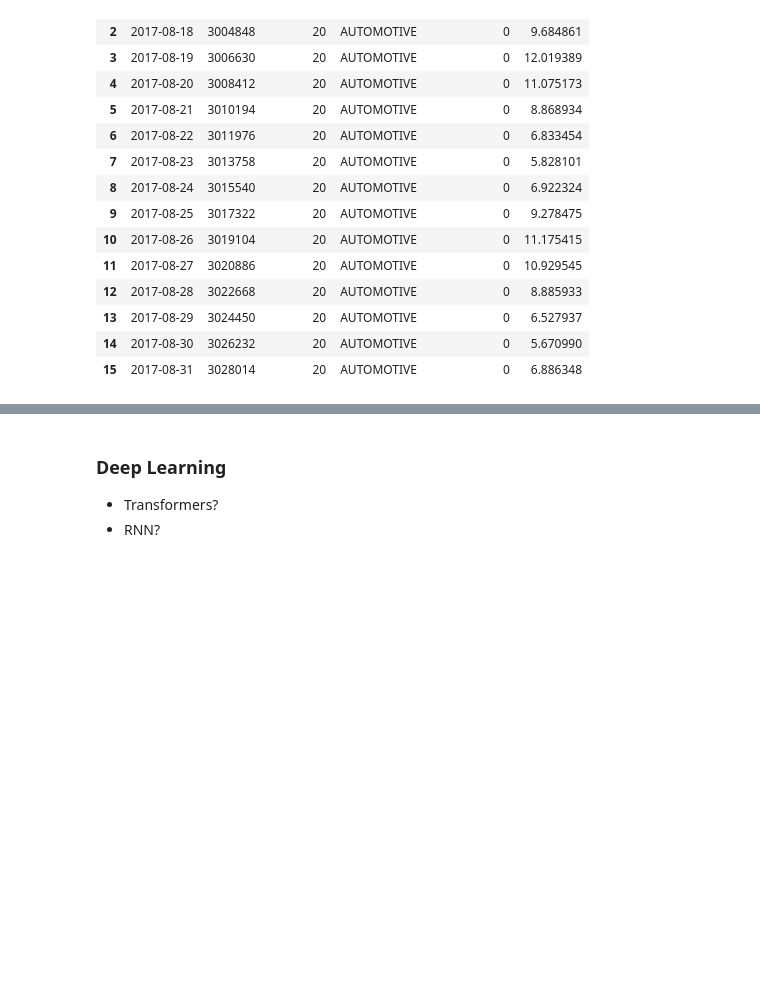
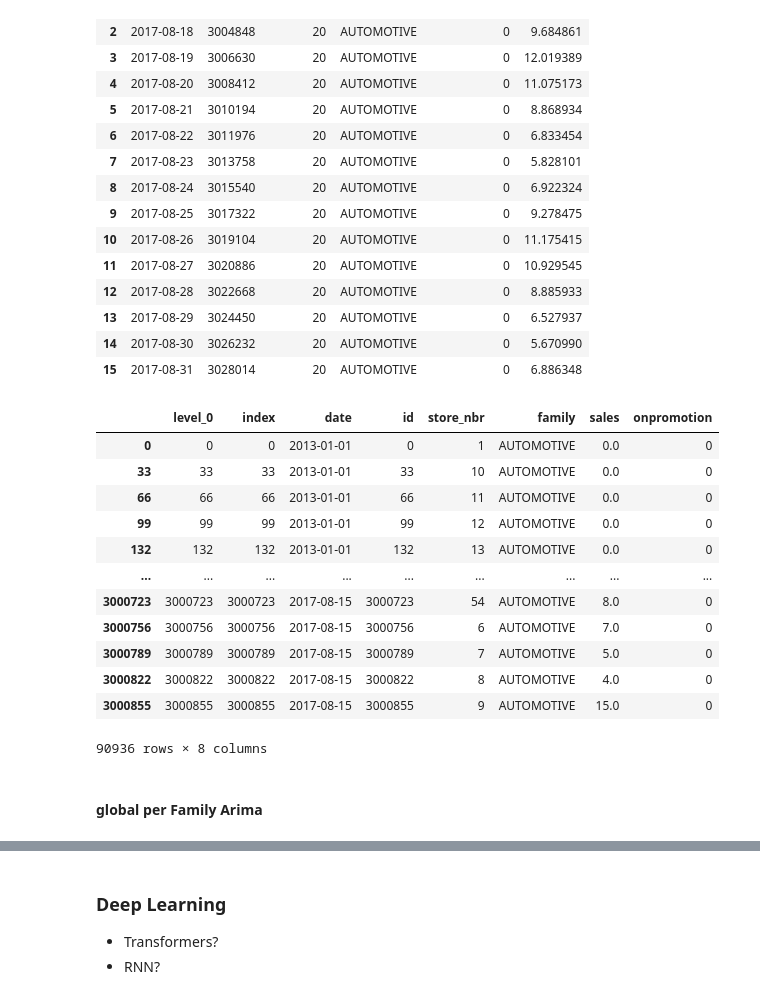
Before and after one commit to lkno0705/IndustrialApplicationsofAI, a Jupyter notebook: secondary-sector/practical-supply-chain-management/Sales-Forecasting.ipynb, the cells around one changed output, grey strips where cells are left out. Cells and saved outputs as stored; diff of their text form; code cells hidden in the pictures; blank space fills up the shorter version.

Commit message:
Finish ARIMA implementation

```diff
--- a/secondary-sector/practical-supply-chain-management/Sales-Forecasting.ipynb
+++ b/secondary-sector/practical-supply-chain-management/Sales-Forecasting.ipynb
@@ -687,3 +687,21 @@ optimized_arima_forecast(train_data=train_arima, test_data=test_arima_grouped)
 | 13 | 2017-08-29 | 3024450 | 20 | AUTOMOTIVE | 0 | 6.527937 |
 | 14 | 2017-08-30 | 3026232 | 20 | AUTOMOTIVE | 0 | 5.670990 |
 | 15 | 2017-08-31 | 3028014 | 20 | AUTOMOTIVE | 0 | 6.886348 |
+# %%
+train_grouped.get_group('AUTOMOTIVE')
+# %% [output]
+|  | level_0 | index | date | id | store_nbr | family | sales | onpromotion |
+| 0 | 0 | 0 | 2013-01-01 | 0 | 1 | AUTOMOTIVE | 0.0 | 0 |
+| 33 | 33 | 33 | 2013-01-01 | 33 | 10 | AUTOMOTIVE | 0.0 | 0 |
+| 66 | 66 | 66 | 2013-01-01 | 66 | 11 | AUTOMOTIVE | 0.0 | 0 |
+| 99 | 99 | 99 | 2013-01-01 | 99 | 12 | AUTOMOTIVE | 0.0 | 0 |
+| 132 | 132 | 132 | 2013-01-01 | 132 | 13 | AUTOMOTIVE | 0.0 | 0 |
+| ... | ... | ... | ... | ... | ... | ... | ... | ... |
+| 3000723 | 3000723 | 3000723 | 2017-08-15 | 3000723 | 54 | AUTOMOTIVE | 8.0 | 0 |
+| 3000756 | 3000756 | 3000756 | 2017-08-15 | 3000756 | 6 | AUTOMOTIVE | 7.0 | 0 |
+| 3000789 | 3000789 | 3000789 | 2017-08-15 | 3000789 | 7 | AUTOMOTIVE | 5.0 | 0 |
+| 3000822 | 3000822 | 3000822 | 2017-08-15 | 3000822 | 8 | AUTOMOTIVE | 4.0 | 0 |
+| 3000855 | 3000855 | 3000855 | 2017-08-15 | 3000855 | 9 | AUTOMOTIVE | 15.0 | 0 |
+90936 rows × 8 columns
+# %% [markdown]
+#### global per Family Arima
```
Also changed, not shown: parts of 16 cells of this notebook, 3 other files.
